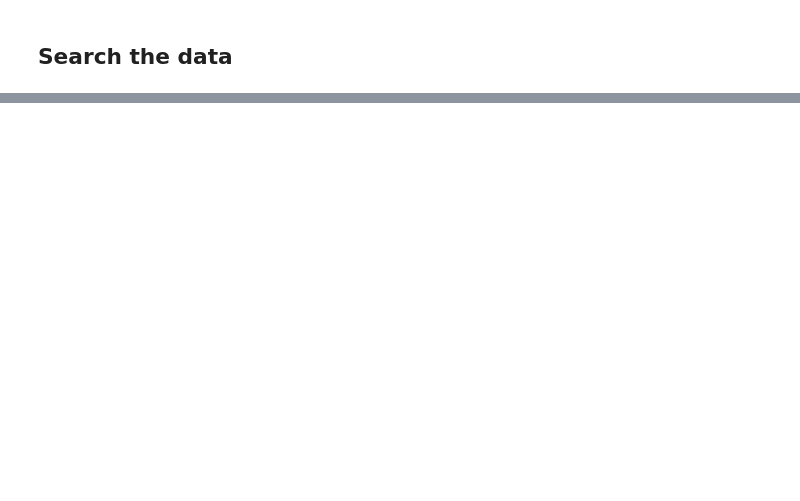
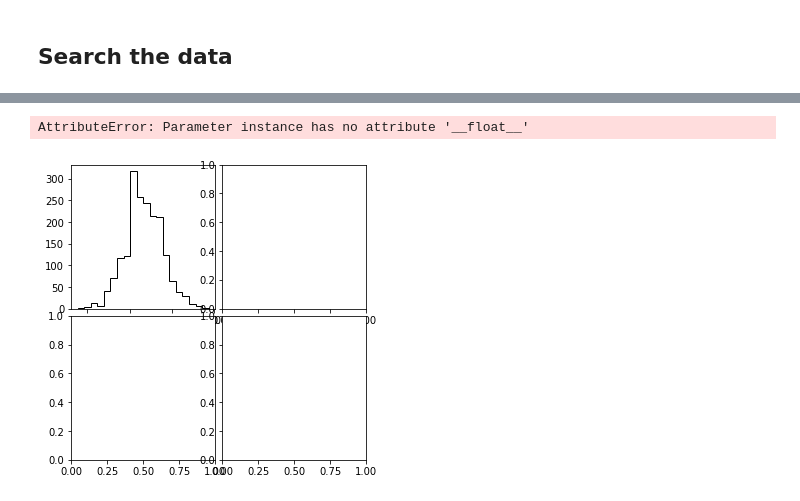
Before and after one commit to bilby-dev/bilby, a Jupyter notebook: tutorials/BasicTutorial.ipynb, the cells around one changed output, grey strips where cells are left out. Cells and saved outputs as stored; diff of their text form; code cells hidden in the pictures; blank space fills up the shorter version.

```diff
--- a/tutorials/BasicTutorial.ipynb
+++ b/tutorials/BasicTutorial.ipynb
@@ -89,17 +69,15 @@ plt.show()
 # %% [markdown]
 ## Search the data
 # %%
+%%time
+
 likelihood = peyote.likelihood.likelihood([IFO], source)
 
-prior = simulation_parameters
-prior['f'] = peyote.parameter.Parameter(
-    'f', prior=peyote.prior.Uniform(lower=95, upper=105))
-prior['A'] = peyote.parameter.Parameter(
-    'A', prior=peyote.prior.Uniform(lower=0, upper=1e-19))
+prior = simulation_parameters.copy()
+prior['mass_1'] = peyote.parameter.Parameter(
+    'mass_1', prior=peyote.prior.Uniform(lower=35, upper=37))
+prior['mass_2'] = peyote.parameter.Parameter(
+    'mass_2', prior=peyote.prior.Uniform(lower=28, upper=30))
 
-
-res = peyote.run_sampler(likelihood, prior, 'nestle', npoints=100)
-fig, axes = dyplot.traceplot(res)
-fig.tight_layout()
-fig.show()
+result = peyote.run_sampler(likelihood, prior, 'nestle', npoints=100)
 # %% [output]
@@ -108,0 +103,8 @@ Search parameters = ['A', 'f']
+# %%
+truths = [simulation_parameters[k] for k in result.parameter_keys]
+fig = corner.corner(result.samples, labels=result.parameter_keys,
+                    truths=truths)
+fig.show()
+# %% [output]
+AttributeError: Parameter instance has no attribute '__float__'
+[figure, added]
```
Also changed, not shown: parts of 6 cells of this notebook.
